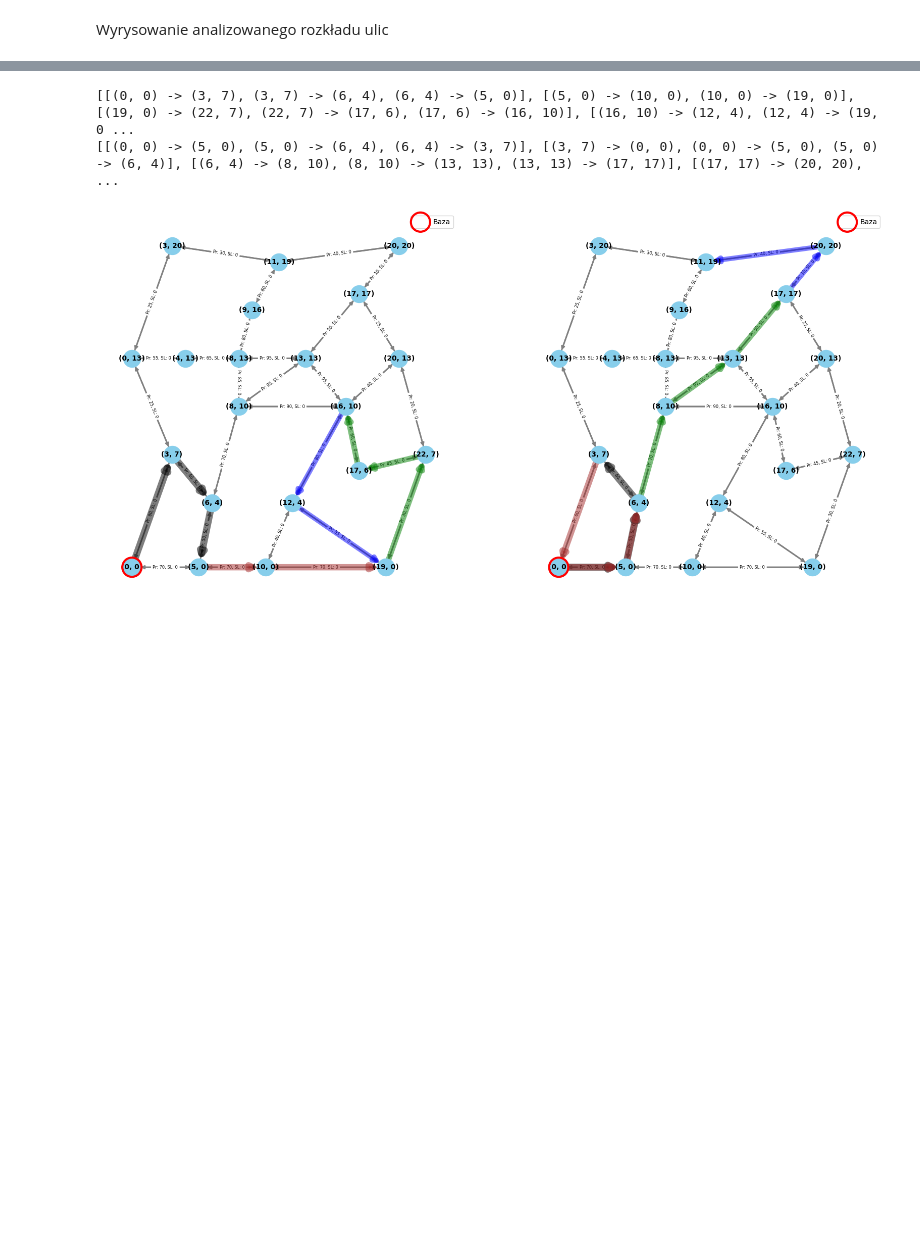
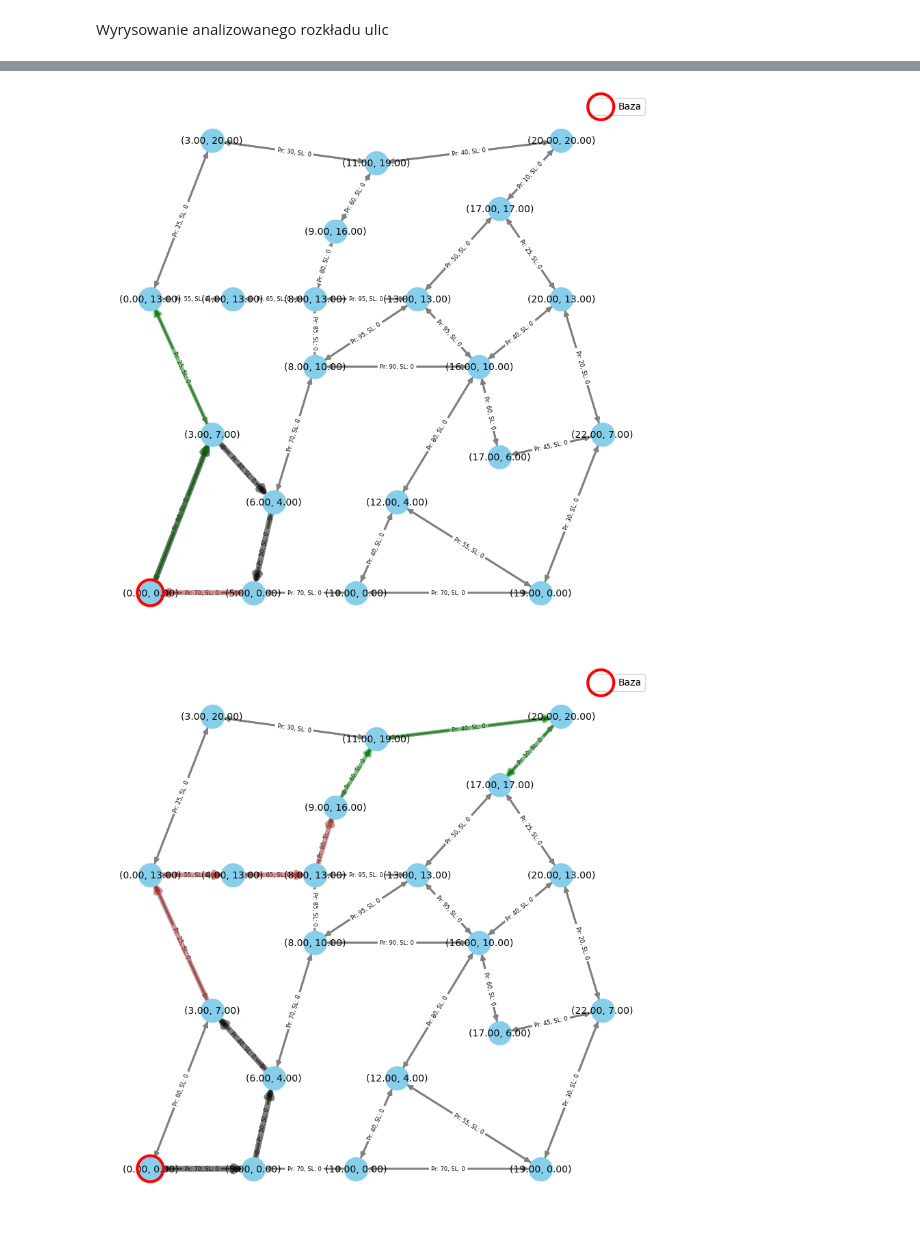
Before and after one commit to SzczepanK112/Simulated-Annealing, a Jupyter notebook: Problem_implementation/graf_podglad.ipynb, the cells around one changed output, grey strips where cells are left out. Saved outputs shown, nothing was run; the diff lists cells and outputs as text; code cells hidden in the pictures; blank space fills up the shorter version.

```diff
--- a/Problem_implementation/graf_podglad.ipynb
+++ b/Problem_implementation/graf_podglad.ipynb
@@ -18,5 +16,5 @@ graf.rysuj()
 # %%
-snowfall_forecast = [4, 8, 5, 6]
+snowfall_forecast = [4, 8, 5]
 
 m1 = Machine(speed=1)
 m2 = Machine(speed=1)
@@ -29,17 +31,13 @@ problem = RoadClearingProblem(snowfall_forecast, graf, machines, Tmax)
 # %%
 # Poczatkowe rozwiazania dla kazdej z maszyn
 m1_poczatkowe = problem.machines[0].route
 m2_poczatkowe = problem.machines[1].route
 
-print(m1_poczatkowe)
-print(m2_poczatkowe)
-
-# Poglad rozwiazan:
-graf.rysuj_dwa_rozwiazania(m1_poczatkowe, m2_poczatkowe, 10, 10)
+graf.rysuj_z_rozwiazaniem(m1_poczatkowe, size_x=8, size_y=8)
+graf.rysuj_z_rozwiazaniem(m2_poczatkowe, size_x=8, size_y=8)
 # %% [output]
-[[(0, 0) -> (3, 7), (3, 7) -> (6, 4), (6, 4) -> (5, 0)], [(5, 0) -> (10, 0), (10, 0) -> (19, 0)], [(19, 0) -> (22, 7), (22, 7) -> (17, 6), (17, 6) -> (16, 10)], [(16, 10) -> (12, 4), (12, 4) -> (19, 0 ...
-[[(0, 0) -> (5, 0), (5, 0) -> (6, 4), (6, 4) -> (3, 7)], [(3, 7) -> (0, 0), (0, 0) -> (5, 0), (5, 0) -> (6, 4)], [(6, 4) -> (8, 10), (8, 10) -> (13, 13), (13, 13) -> (17, 17)], [(17, 17) -> (20, 20),  ...
-[figure, old version]
+[figure, new version]
+[figure, added]
 # %%
 initial_temperature = 30
 cooling_rate = 0.95
```
Also changed, not shown: parts of 6 cells of this notebook, 5 other files.
